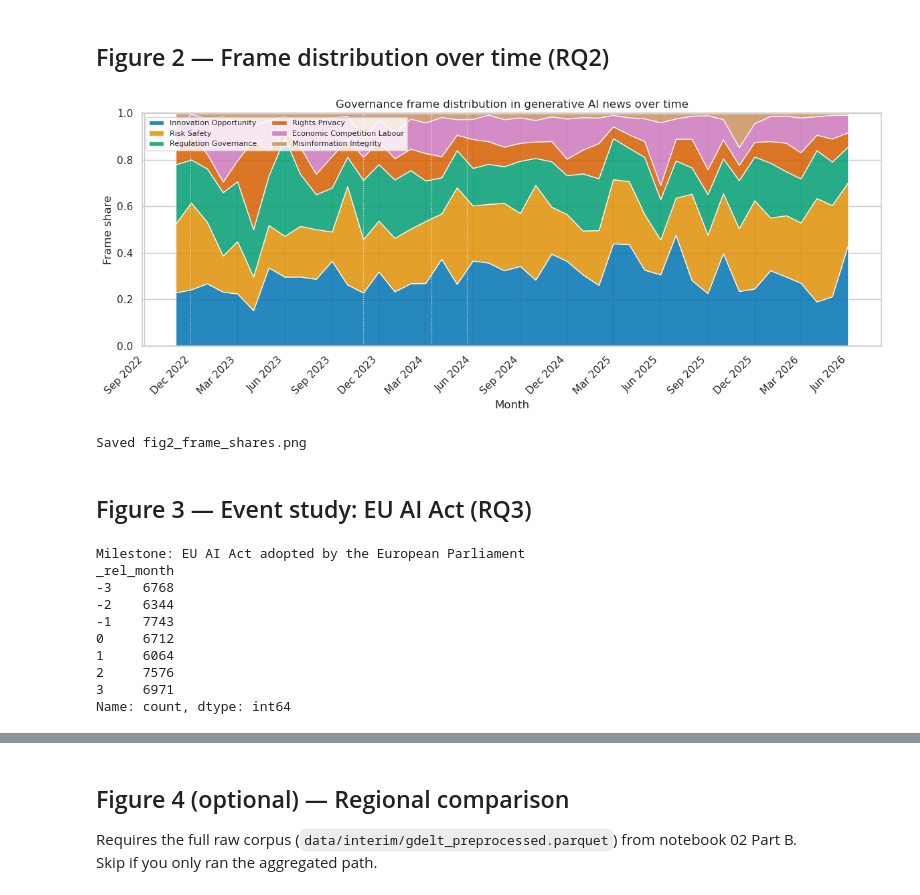
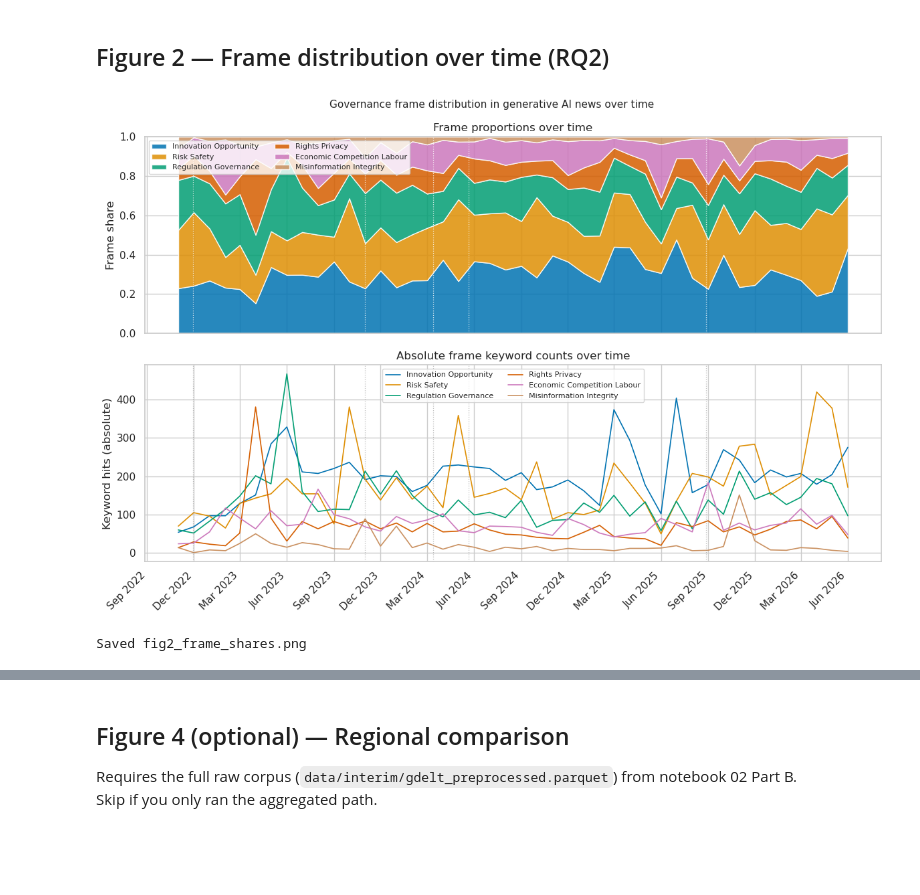
Before and after one commit to brewcoua/GenAI-GDELT, a Jupyter notebook: notebooks/03_analysis_plots.ipynb, the cells around one changed output, grey strips where cells are left out. Saved outputs shown, nothing was run; the diff lists cells and outputs as text; code cells hidden in the pictures; blank space fills up the shorter version.

Commit message:
feat: add f5 and f6 & add another milestone

```diff
--- a/notebooks/03_analysis_plots.ipynb
+++ b/notebooks/03_analysis_plots.ipynb
@@ -82,48 +137,47 @@ Saved fig1_monthly_volume.png
 # %% [markdown]
 ## Figure 2 — Frame distribution over time (RQ2)
 # %%
+from src.analysis import frame_counts_agg
+
+counts = frame_counts_agg(agg_df)
+counts_dates = counts.index.to_timestamp()
 shares = frame_shares_agg(agg_df)
 shares_dates = shares.index.to_timestamp()
 
-fig, ax = plt.subplots(figsize=(12, 5))
-ax.stackplot(
+fig, (ax1, ax2) = plt.subplots(2, 1, figsize=(12, 8), sharex=True)
+
+# Panel 1: frame shares (stacked area)
+ax1.stackplot(
     shares_dates,
     [shares[col] for col in shares.columns],
     labels=[c.replace('_', ' ').title() for c in shares.columns],
     alpha=0.85,
 )
 for name, ts in MILESTONE_DATES.items():
-    ax.axvline(ts, color='white', linestyle=':', linewidth=0.9, alpha=0.8)
+    ax1.axvline(ts, color='white', linestyle=':', linewidth=0.9, alpha=0.8)
+ax1.set_ylabel('Frame share')
+ax1.set_ylim(0, 1)
+ax1.set_title('Frame proportions over time')
+ax1.legend(loc='upper left', fontsize=8, ncol=2)
 
-ax.xaxis.set_major_formatter(mdates.DateFormatter('%b %Y'))
-ax.xaxis.set_major_locator(mdates.MonthLocator(interval=3))
+# Panel 2: absolute keyword hit counts per frame
+for col in counts.columns:
+    ax2.plot(counts_dates, counts[col], linewidth=1.2,
+             label=col.replace('_', ' ').title())
+for name, ts in MILESTONE_DATES.items():
+    ax2.axvline(ts, color='grey', linestyle=':', linewidth=0.9, alpha=0.5)
+ax2.set_ylabel('Keyword hits (absolute)')
+ax2.set_title('Absolute frame keyword counts over time')
+ax2.legend(fontsize=8, ncol=2)
+ax2.xaxis.set_major_formatter(mdates.DateFormatter('%b %Y'))
+ax2.xaxis.set_major_locator(mdates.MonthLocator(interval=3))
 plt.xticks(rotation=45, ha='right')
-ax.set_xlabel('Month')
-ax.set_ylabel('Frame share')
-ax.set_ylim(0, 1)
-ax.set_title('Governance frame distribution in generative AI news over time')
-ax.legend(loc='upper left', fontsize=8, ncol=2)
+
+fig.suptitle('Governance frame distribution in generative AI news over time', fontsize=11)
 plt.tight_layout()
 plt.savefig(FIGURES / 'fig2_frame_shares.png', bbox_inches='tight')
 plt.show()
 print('Saved fig2_frame_shares.png')
 # %% [output]
-[figure, old version]
+[figure, new version]
 Saved fig2_frame_shares.png
-# %% [markdown]
-## Figure 3 — Event study: EU AI Act (RQ3)
-# %%
-es = event_study_agg(agg_df, 'eu_ai_act', window=3)
-print(f"Milestone: {es['milestone']['description']}")
-print(es['volume'])
-# %% [output]
-Milestone: EU AI Act adopted by the European Parliament
-_rel_month
--3    6768
--2    6344
--1    7743
-0     6712
-1     6064
-2     7576
-3     6971
-Name: count, dtype: int64
```
Also changed, not shown: parts of 10 cells of this notebook, 8 other files.
